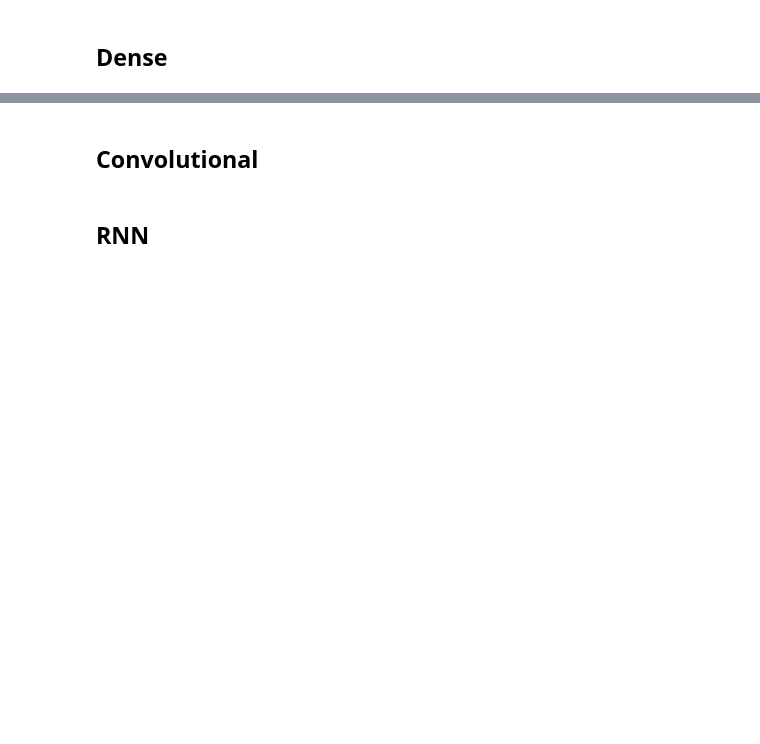
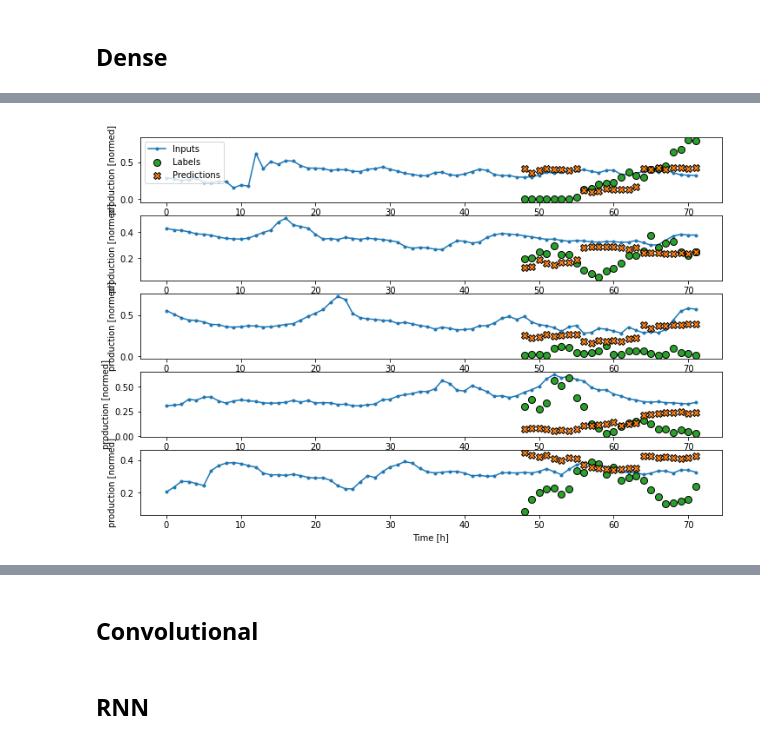
Before and after one commit to sarikayamerts/thesis, a Jupyter notebook: notebooks/lstm_tf.ipynb, the cells around one changed output, grey strips where cells are left out. Saved outputs shown, nothing was run; the diff lists cells and outputs as text; code cells hidden in the pictures; blank space fills up the shorter version.

```diff
--- a/notebooks/lstm_tf.ipynb
+++ b/notebooks/lstm_tf.ipynb
@@ -463,12 +389,15 @@ model = models.Sequential()
 # model.add(layers.Lambda(lambda x: x[:, -CONV_WIDTH:, :, :], input_shape=(72, 94, 17)))
 # model.add(layers.Conv1D(64, CONV_WIDTH, activation='relu', input_shape=(24, 94, 17), padding="same"))
 # model.add(layers.MaxPooling2D((1, 1)))
-model.add(layers.Dense(64, kernel_initializer=tf.initializers.zeros(), input_shape=(72, 94, 17)))
-model.add(layers.Reshape([94, 24, 64 * 3]))
-model.add(layers.Dense(OUT_STEPS))
-model.add(layers.Dense(1))
+model.add(layers.Dense(32, kernel_initializer=tf.initializers.zeros(), input_shape=(72, 3, 16)))
+# model.add(Permute((2, 1), input_shape=(10, 64)))
+model.add(layers.Reshape([3, -1, 72]))
+model.add(layers.Dense(24))
+model.add(layers.Reshape([3, -1]))
+model.add(layers.Dense(24))
+# model.add(layers.Dense(OUT_STEPS))
 # model.add(layers.Flatten())
 # model.add(layers.Reshape([94, 24*CONV_WIDTH]))
 # model.add(layers.Dense(OUT_STEPS, kernel_initializer=tf.initializers.zeros()))
-model.add(layers.Reshape([24, 94, 1]))
+model.add(layers.Reshape([24, 3, 1]))
 model.summary()
@@ -477,2 +442,4 @@ history = compile_and_fit(model, multi_window2)
 # %%
-multi_window2.plot(model, plant=10, max_subplots=10)
+multi_window2.plot(model, plant=2, max_subplots=5)
+# %% [output]
+[figure, added]
```
Also changed, not shown: parts of 35 cells of this notebook, 2 other files.
